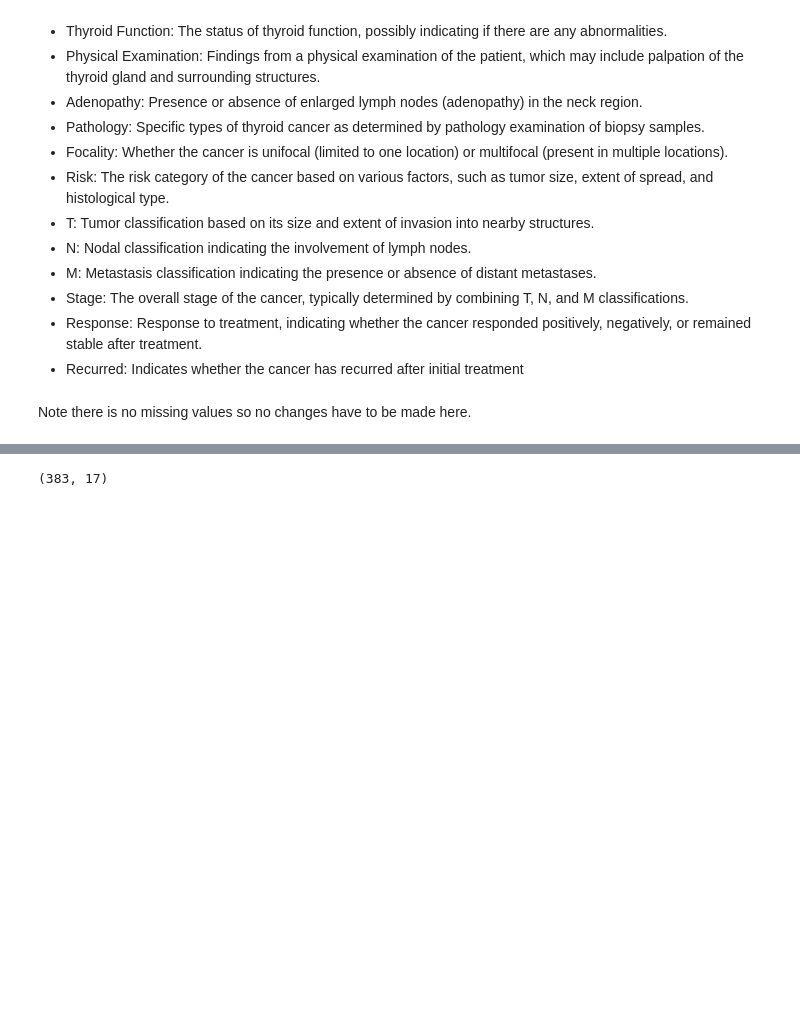
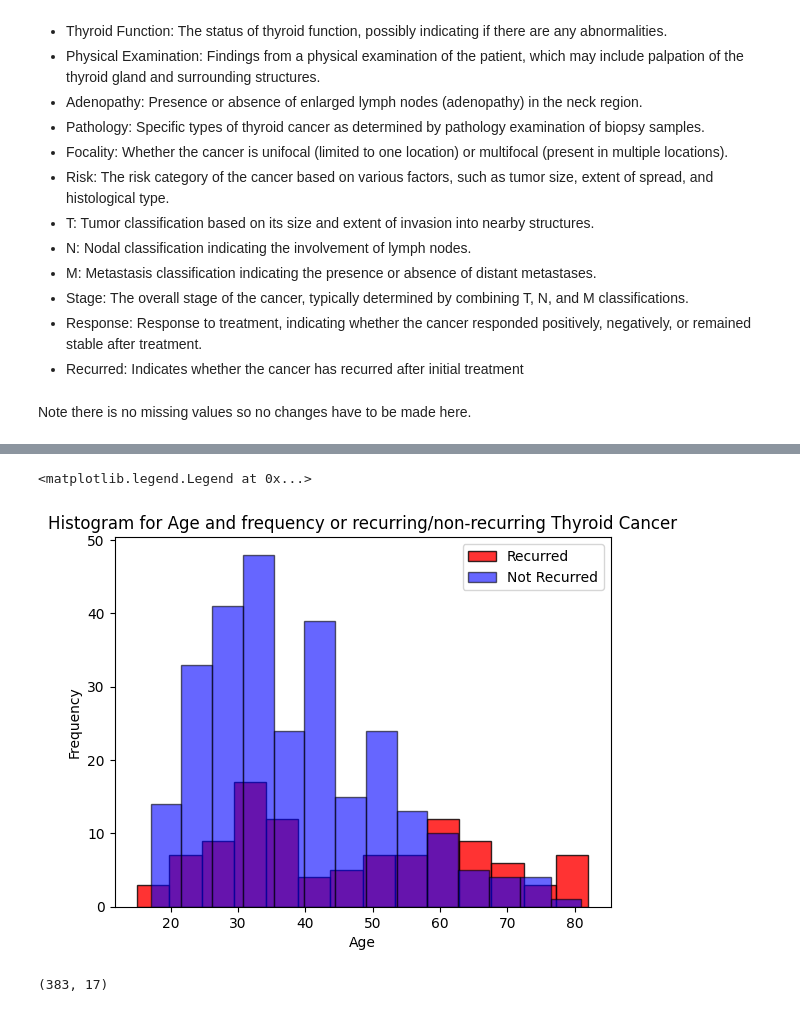
Before and after one commit to AntuFTW/Thyroid-Cancer-Reccurence-Prediction, a Jupyter notebook: data_vis.ipynb, the cells around one changed output, grey strips where cells are left out. Saved outputs shown, nothing was run; the diff lists cells and outputs as text; code cells hidden in the pictures; blank space fills up the shorter version.

```diff
--- a/data_vis.ipynb
+++ b/data_vis.ipynb
@@ -145,3 +149,17 @@ Name: count, dtype: float64
+# %%
+
+age_rec_df = df[["Age", "Recurred"]]
+age_recurred = age_rec_df[age_rec_df["Recurred"]=='Yes']['Age']
+age_not_recurred = age_rec_df[age_rec_df["Recurred"]=='No']['Age']
+plt.hist(age_recurred, color = 'Red', bins = 14, alpha = 0.8, label = 'Recurred', edgecolor = 'black')
+plt.hist(age_not_recurred, color = 'Blue', bins = 14,alpha = 0.6, label = 'Not Recurred', edgecolor='black')
+plt.title("Histogram for Age and frequency or recurring/non-recurring Thyroid Cancer")
+plt.xlabel('Age')
+plt.ylabel('Frequency')
+plt.legend()
+# %% [output]
+<matplotlib.legend.Legend at 0x...>
+[figure, added]
 # %%
 df.shape
 # %% [output]
```
Also changed, not shown: parts of 14 cells of this notebook, 2 other files.
